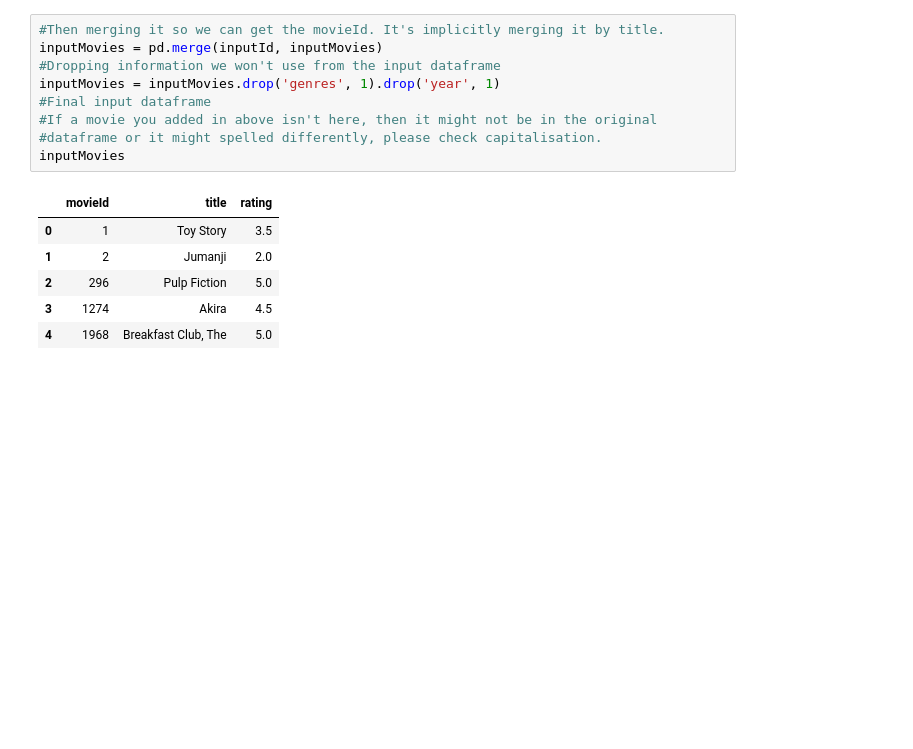
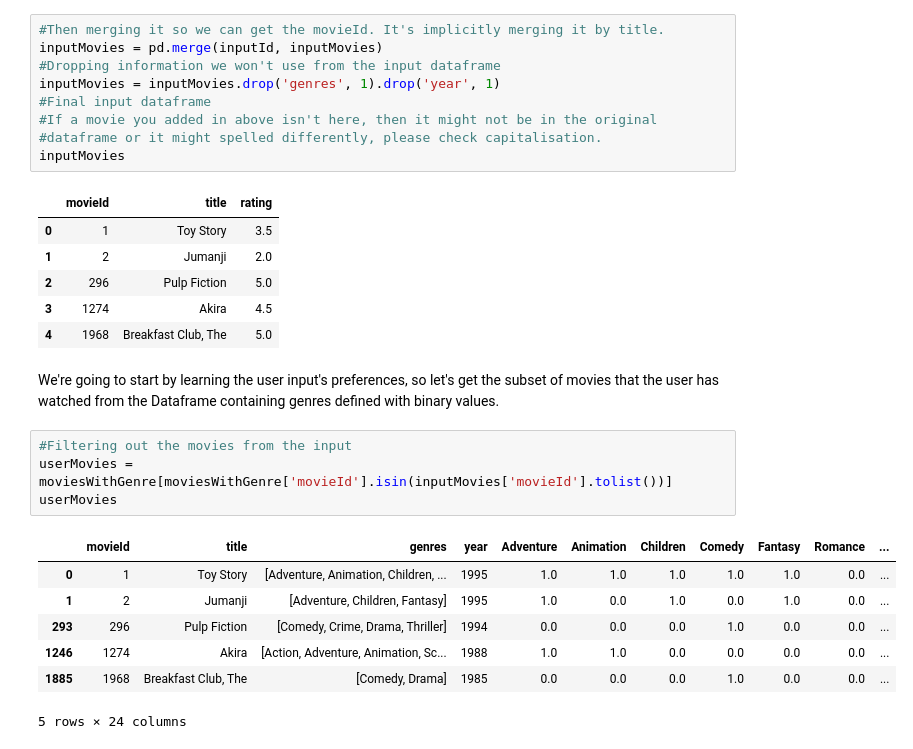
Before and after one commit to infiniteoverflow/Movie-Recommender-System, a Jupyter notebook: Movie Recommender System.ipynb, the cells around one changed output. Drawn from its saved outputs; the diff is of its cells as text; blank space fills up the shorter version.

Commit message:
Generated the User Genre Table

```diff
--- a/Movie Recommender System.ipynb
+++ b/Movie Recommender System.ipynb
@@ -203,3 +203,17 @@ inputMovies
 | 2 | 296 | Pulp Fiction | 5.0 |
 | 3 | 1274 | Akira | 4.5 |
 | 4 | 1968 | Breakfast Club, The | 5.0 |
+# %% [markdown]
+We're going to start by learning the user input's preferences, so let's get the subset of movies that the user has watched from the Dataframe containing genres defined with binary values.
+# %%
+#Filtering out the movies from the input
+userMovies = moviesWithGenre[moviesWithGenre['movieId'].isin(inputMovies['movieId'].tolist())]
+userMovies
+# %% [output]
+|  | movieId | title | genres | year | Adventure | Animation | Children | Comedy | Fantasy | Romance | ... |
+| 0 | 1 | Toy Story | [Adventure, Animation, Children, ... | 1995 | 1.0 | 1.0 | 1.0 | 1.0 | 1.0 | 0.0 | ... |
+| 1 | 2 | Jumanji | [Adventure, Children, Fantasy] | 1995 | 1.0 | 0.0 | 1.0 | 0.0 | 1.0 | 0.0 | ... |
+| 293 | 296 | Pulp Fiction | [Comedy, Crime, Drama, Thriller] | 1994 | 0.0 | 0.0 | 0.0 | 1.0 | 0.0 | 0.0 | ... |
+| 1246 | 1274 | Akira | [Action, Adventure, Animation, Sc... | 1988 | 1.0 | 1.0 | 0.0 | 0.0 | 0.0 | 0.0 | ... |
+| 1885 | 1968 | Breakfast Club, The | [Comedy, Drama] | 1985 | 0.0 | 0.0 | 0.0 | 1.0 | 0.0 | 0.0 | ... |
+5 rows × 24 columns
```
Also changed, not shown: parts of 1 cell of this notebook.
